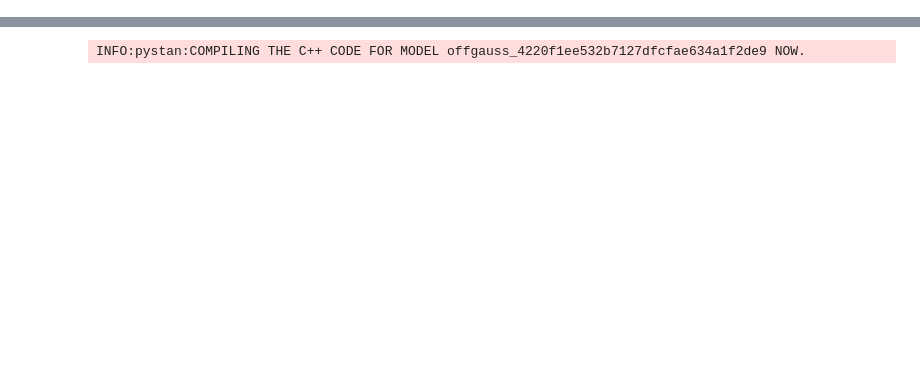
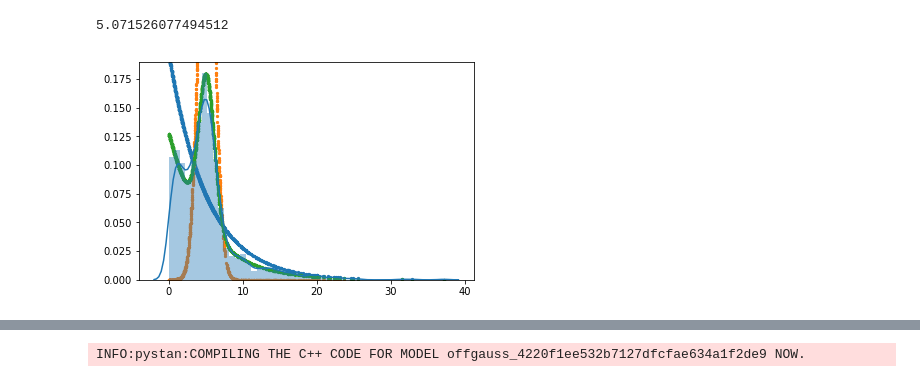
Before and after one commit to grd349/PyStanExamples, a Jupyter notebook: Oli/stantests.ipynb, the cells around one changed output, grey strips where cells are left out. Saved outputs shown, nothing was run; the diff lists cells and outputs as text; code cells hidden in the pictures; blank space fills up the shorter version.

```diff
--- a/Oli/stantests.ipynb
+++ b/Oli/stantests.ipynb
@@ -40,3 +65,22 @@ plt.scatter(d, lambd*np.exp(-d*lambd))
+# %%
+trace = fit.extract()
+lambd = np.median(trace['beta'])
+mu = np.median(trace['mu'])
+sig = np.median(trace['sig'])
+Q = np.median(trace['Q'])
+
+bg = lambd*np.exp(-d*lambd)
+fg = (1/np.sqrt(2*np.pi*sig**2))*np.exp(-(d-mu)**2/(2*sig**2))
+pp = Q*fg + (1-Q)*bg
+
+sns.distplot(d)
+plt.scatter(d, bg,s=5)
+plt.scatter(d, fg,s=5)
+plt.scatter(d, pp,s=5)
+print(mu)
+# %% [output]
+5.071526077494512
+[figure, added]
 # %%
 '''Now lets make a gaussian'''
 true_m = 1.
```
Also changed, not shown: parts of 18 cells of this notebook, 1 other file.
